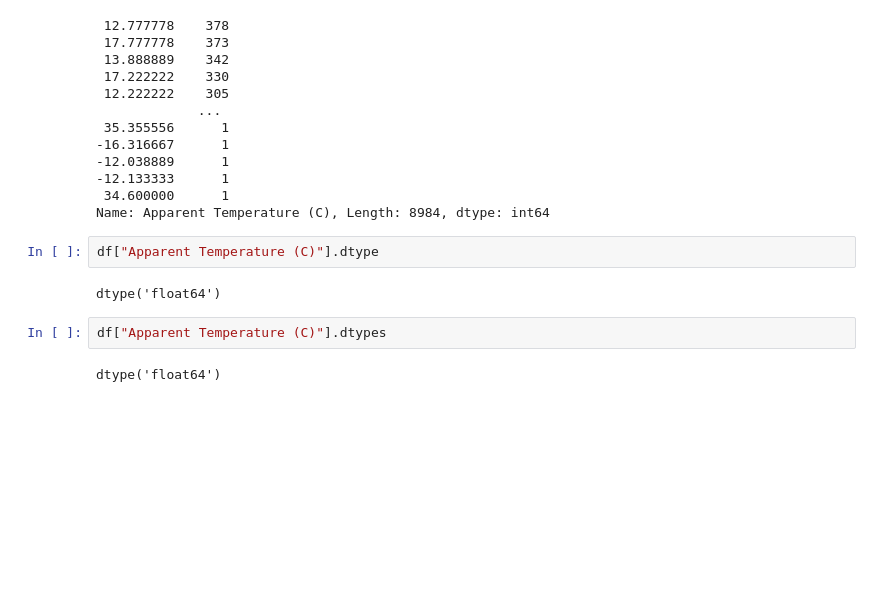
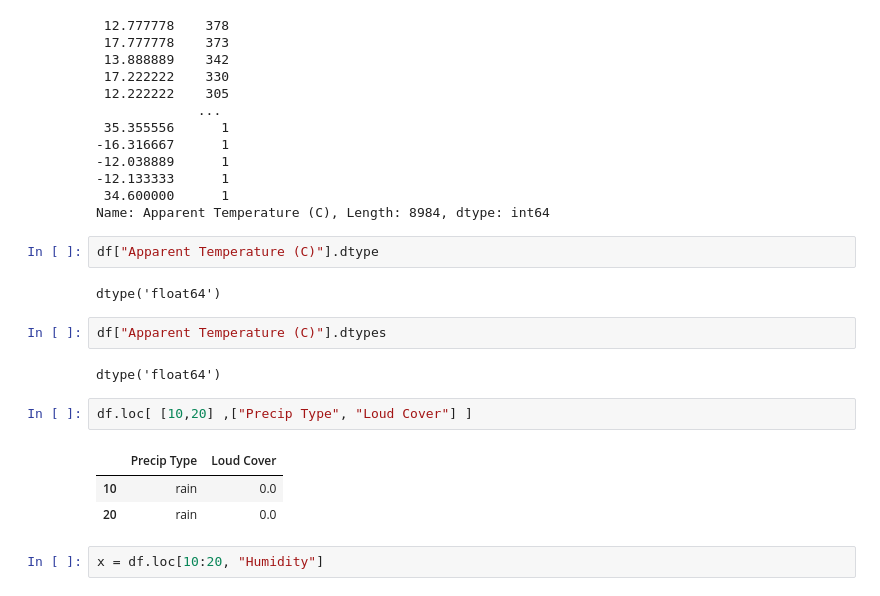
Before and after one commit to niteshprajapat/Kaggle-Weather-Dataset-Analysis, a Jupyter notebook: Weather Project.ipynb, the cells around one changed output. Drawn from its saved outputs; the diff is of its cells as text; blank space fills up the shorter version.

```diff
--- a/Weather Project.ipynb
+++ b/Weather Project.ipynb
@@ -210,3 +210,11 @@ dtype('float64')
 df["Apparent Temperature (C)"].dtypes
 # %% [output]
 dtype('float64')
+# %%
+df.loc[ [10,20] ,["Precip Type", "Loud Cover"] ]
+# %% [output]
+|  | Precip Type | Loud Cover |
+| 10 | rain | 0.0 |
+| 20 | rain | 0.0 |
+# %%
+x = df.loc[10:20, "Humidity"]
```
Also changed, not shown: parts of 4 cells of this notebook.
